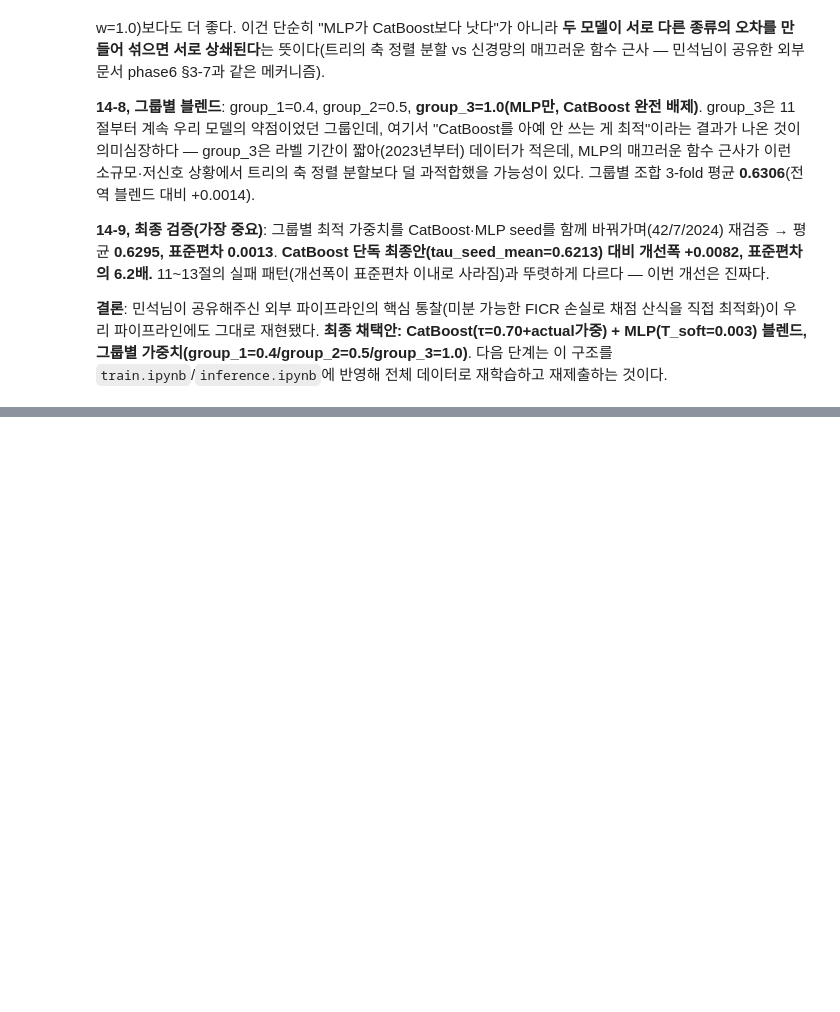
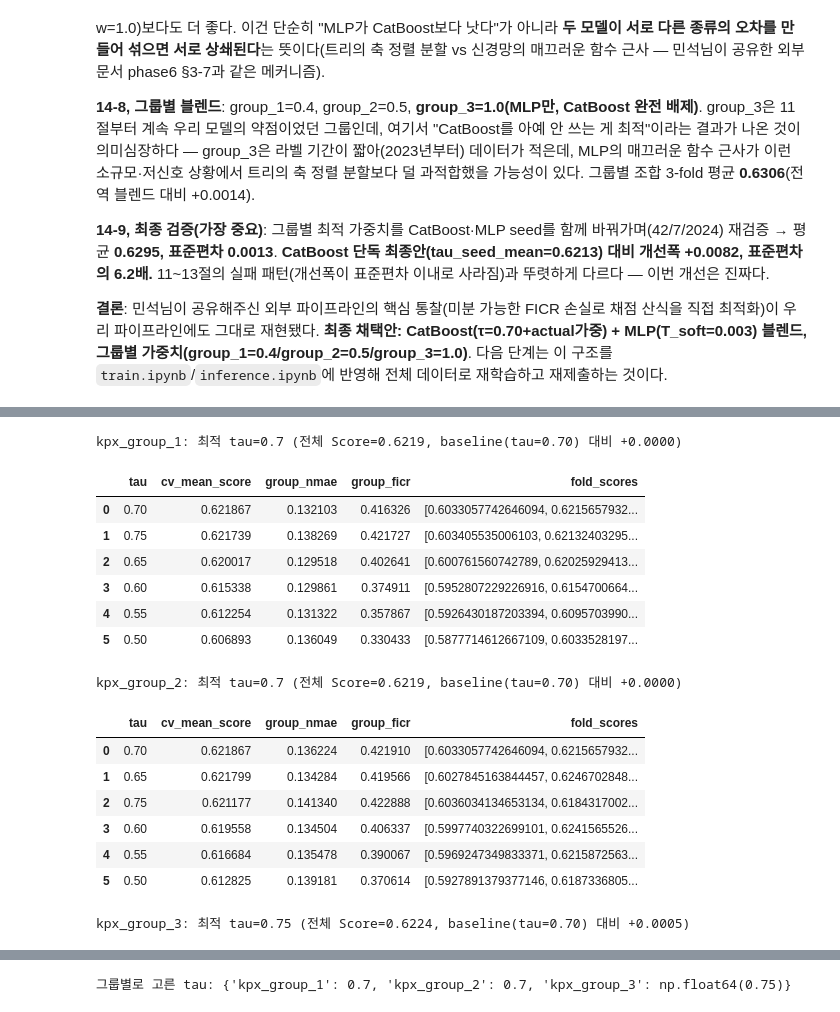
Before and after one commit to cms6090/wind_forecast, a Jupyter notebook: notebooks/05_tuning.ipynb, the cells around one changed output, grey strips where cells are left out. Saved outputs shown, nothing was run; the diff lists cells and outputs as text; code cells hidden in the pictures; blank space fills up the shorter version.

```diff
--- a/notebooks/05_tuning.ipynb
+++ b/notebooks/05_tuning.ipynb
@@ -1977,0 +1991,13 @@ CatBoost 단독 최종안(tau_seed_mean=0.6213) 대비 개선폭: +0.0082 (표
+# %%
+group_tau_baseline_by_fold = {}
+for fold in FOLDS:
+    fold_train, fold_valid = make_fold_frames(fold)
+    base_model = train_fold_model(fold_train, DEFAULT_PARAMS, quantile_alpha=best_tau, use_sample_weight=True)
+    base_pred = {g: predict_group(base_model, fold_valid, g) for g in TARGET_COLS}
+    answer_df = make_answer_df(fold_valid)
+    group_tau_baseline_by_fold[fold["name"]] = {
+        "fold_train": fold_train, "fold_valid": fold_valid,
+        "answer_df": answer_df, "base_pred": base_pred,
+    }
+
+print("baseline(tau=0.70 공통) 캐시 완료:", list(group_tau_baseline_by_fold.keys()))
@@ -1977,0 +2012,65 @@ CatBoost 단독 최종안(tau_seed_mean=0.6213) 대비 개선폭: +0.0082 (표
+# %%
+TAU_GROUP_GRID = [0.50, 0.55, 0.60, 0.65, 0.70, 0.75]
+
+group_tau_results = {}
+best_tau_per_group = {}
+for g in TARGET_COLS:
+    rows = []
+    for tau_g in TAU_GROUP_GRID:
+        fold_scores = []
+        fold_g_metrics = []
+        for fold in FOLDS:
+            ctx = group_tau_baseline_by_fold[fold["name"]]
+            if tau_g == best_tau:
+                g_pred = ctx["base_pred"][g]
+            else:
+                alt_model = train_fold_model(ctx["fold_train"], DEFAULT_PARAMS, quantile_alpha=tau_g, use_sample_weight=True)
+                g_pred = predict_group(alt_model, ctx["fold_valid"], g)
+
+            mixed_pred = dict(ctx["base_pred"])
+            mixed_pred[g] = g_pred
+            mixed_pred_df = make_pred_df(ctx["fold_valid"], mixed_pred)
+            mixed_group_metrics = compute_group_metrics(ctx["answer_df"], mixed_pred_df)
+            score, _, _ = combined_score(mixed_group_metrics)
+            fold_scores.append(score)
+            fold_g_metrics.append(mixed_group_metrics[g])
+
+        rows.append({
+            "tau": tau_g,
+            "cv_mean_score": float(np.mean(fold_scores)),
+            "group_nmae": float(np.mean([m["nmae"] for m in fold_g_metrics])),
+            "group_ficr": float(np.mean([m["ficr"] for m in fold_g_metrics])),
+            "fold_scores": fold_scores,
+        })
+
+    g_df = pd.DataFrame(rows).sort_values("cv_mean_score", ascending=False).reset_index(drop=True)
+    group_tau_results[g] = g_df
+    baseline_g_score = g_df.loc[g_df["tau"] == best_tau, "cv_mean_score"].iloc[0]
+
+    if g_df.loc[0, "tau"] != best_tau and g_df.loc[0, "cv_mean_score"] > baseline_g_score:
+        best_tau_per_group[g] = g_df.loc[0, "tau"]
+    else:
+        best_tau_per_group[g] = best_tau
+
+    print(f"{g}: 최적 tau={g_df.loc[0, 'tau']} (전체 Score={g_df.loc[0, 'cv_mean_score']:.4f}, baseline(tau=0.70) 대비 {g_df.loc[0, 'cv_mean_score'] - baseline_g_score:+.4f})")
+    display(g_df)
+
+print("\n그룹별로 고른 tau:", best_tau_per_group)
+# %% [output]
+kpx_group_1: 최적 tau=0.7 (전체 Score=0.6219, baseline(tau=0.70) 대비 +0.0000)
+|  | tau | cv_mean_score | group_nmae | group_ficr | fold_scores |
+| 0 | 0.70 | 0.621867 | 0.132103 | 0.416326 | [0.6033057742646094, 0.6215657932... |
+| 1 | 0.75 | 0.621739 | 0.138269 | 0.421727 | [0.603405535006103, 0.62132403295... |
+| 2 | 0.65 | 0.620017 | 0.129518 | 0.402641 | [0.600761560742789, 0.62025929413... |
+| 3 | 0.60 | 0.615338 | 0.129861 | 0.374911 | [0.5952807229226916, 0.6154700664... |
+| 4 | 0.55 | 0.612254 | 0.131322 | 0.357867 | [0.5926430187203394, 0.6095703990... |
+| 5 | 0.50 | 0.606893 | 0.136049 | 0.330433 | [0.5877714612667109, 0.6033528197... |
+kpx_group_2: 최적 tau=0.7 (전체 Score=0.6219, baseline(tau=0.70) 대비 +0.0000)
+|  | tau | cv_mean_score | group_nmae | group_ficr | fold_scores |
+| 0 | 0.70 | 0.621867 | 0.136224 | 0.421910 | [0.6033057742646094, 0.6215657932... |
+| 1 | 0.65 | 0.621799 | 0.134284 | 0.419566 | [0.6027845163844457, 0.6246702848... |
+| 2 | 0.75 | 0.621177 | 0.141340 | 0.422888 | [0.6036034134653134, 0.6184317002... |
+| 3 | 0.60 | 0.619558 | 0.134504 | 0.406337 | [0.5997740322699101, 0.6241565526... |
+| 4 | 0.55 | 0.616684 | 0.135478 | 0.390067 | [0.5969247349833371, 0.6215872563... |
+| 5 | 0.50 | 0.612825 | 0.139181 | 0.370614 | [0.5927891379377146, 0.6187336805... |
+kpx_group_3: 최적 tau=0.75 (전체 Score=0.6224, baseline(tau=0.70) 대비 +0.0005)
@@ -1977,0 +2084 @@ CatBoost 단독 최종안(tau_seed_mean=0.6213) 대비 개선폭: +0.0082 (표
+그룹별로 고른 tau: {'kpx_group_1': 0.7, 'kpx_group_2': 0.7, 'kpx_group_3': np.float64(0.75)}
```
Also changed, not shown: parts of 16 cells of this notebook, 2 other files.
